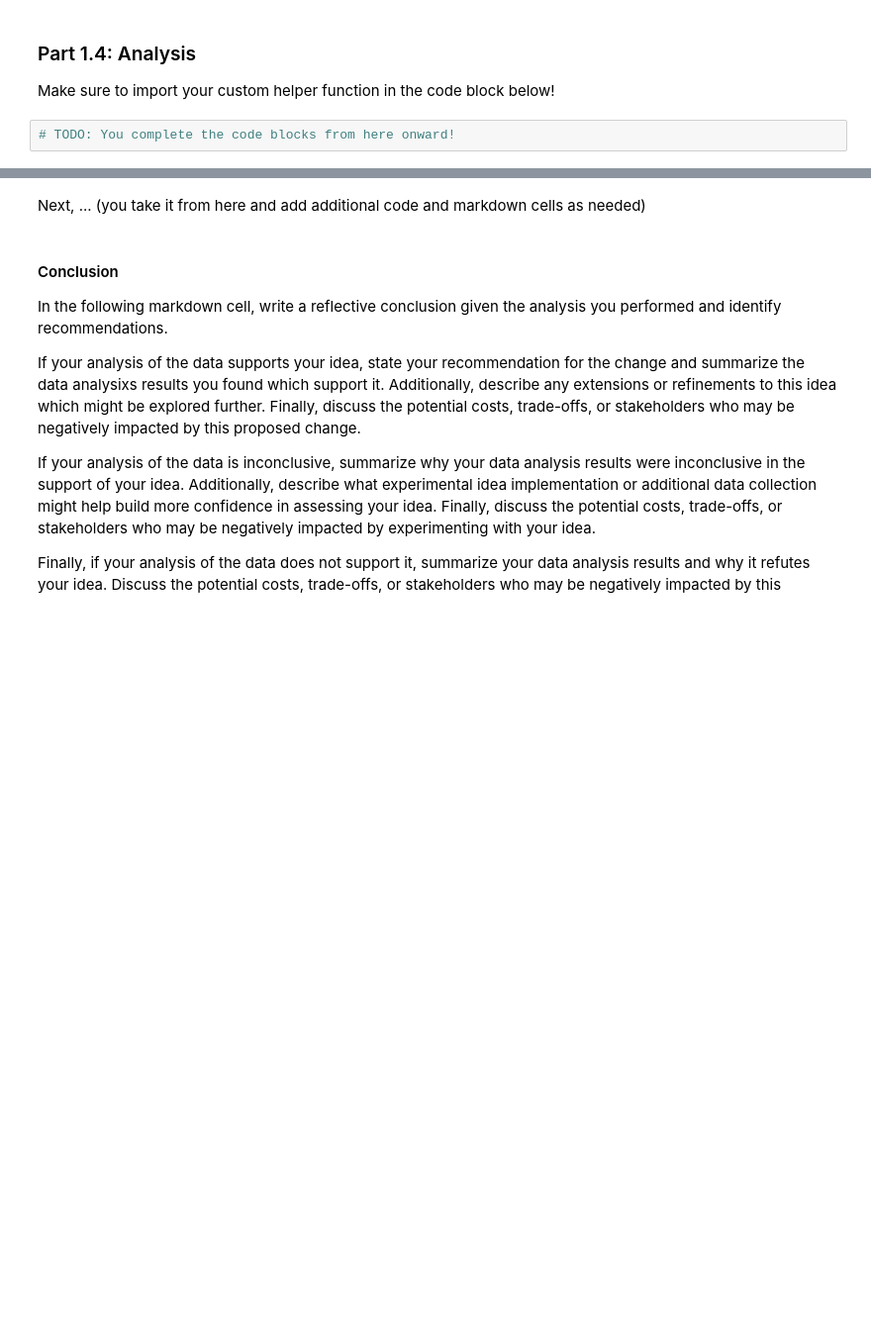
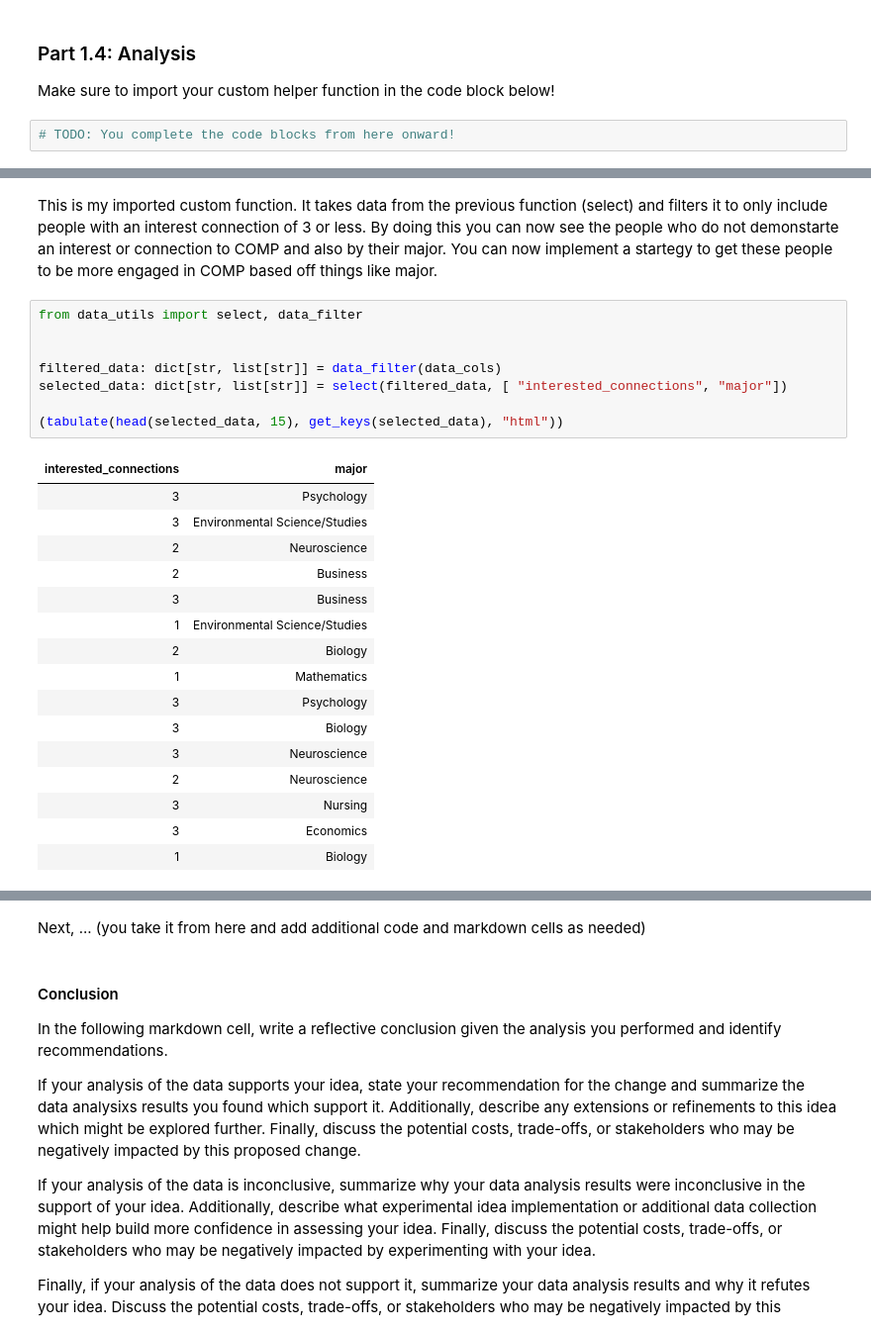
Before and after one commit to RyanZaph/comp110-26s-workspace, a Jupyter notebook: exercises/ex09/analysis.ipynb, the cells around one changed output, grey strips where cells are left out. Shown at 99% size. Saved outputs shown, nothing was run; the diff lists cells and outputs as text; blank space fills up the shorter version.

```diff
--- a/exercises/ex09/analysis.ipynb
+++ b/exercises/ex09/analysis.ipynb
@@ -451,0 +517,27 @@ Make sure to import your custom helper function in the code block below!
+# %% [markdown]
+This is my imported custom function. It takes data from the previous function (select) and filters it to only include people with an interest connection of 3 or less. By doing this you can now see the people who do not demonstarte an interest or connection to COMP and also by their major. You can now implement a startegy to get these people to be more engaged in COMP based off things like major.
+# %%
+from data_utils import select, data_filter
+
+
+filtered_data: dict[str, list[str]] = data_filter(data_cols)
+selected_data: dict[str, list[str]] = select(filtered_data, [ "interested_connections", "major"])
+
+(tabulate(head(selected_data, 15), get_keys(selected_data), "html"))
+# %% [output]
+| interested_connections | major |
+| 3 | Psychology |
+| 3 | Environmental Science/Studies |
+| 2 | Neuroscience |
+| 2 | Business |
+| 3 | Business |
+| 1 | Environmental Science/Studies |
+| 2 | Biology |
+| 1 | Mathematics |
+| 3 | Psychology |
+| 3 | Biology |
+| 3 | Neuroscience |
+| 2 | Neuroscience |
+| 3 | Nursing |
+| 3 | Economics |
+| 1 | Biology |
```
Also changed, not shown: parts of 15 cells of this notebook, 4 other files.
